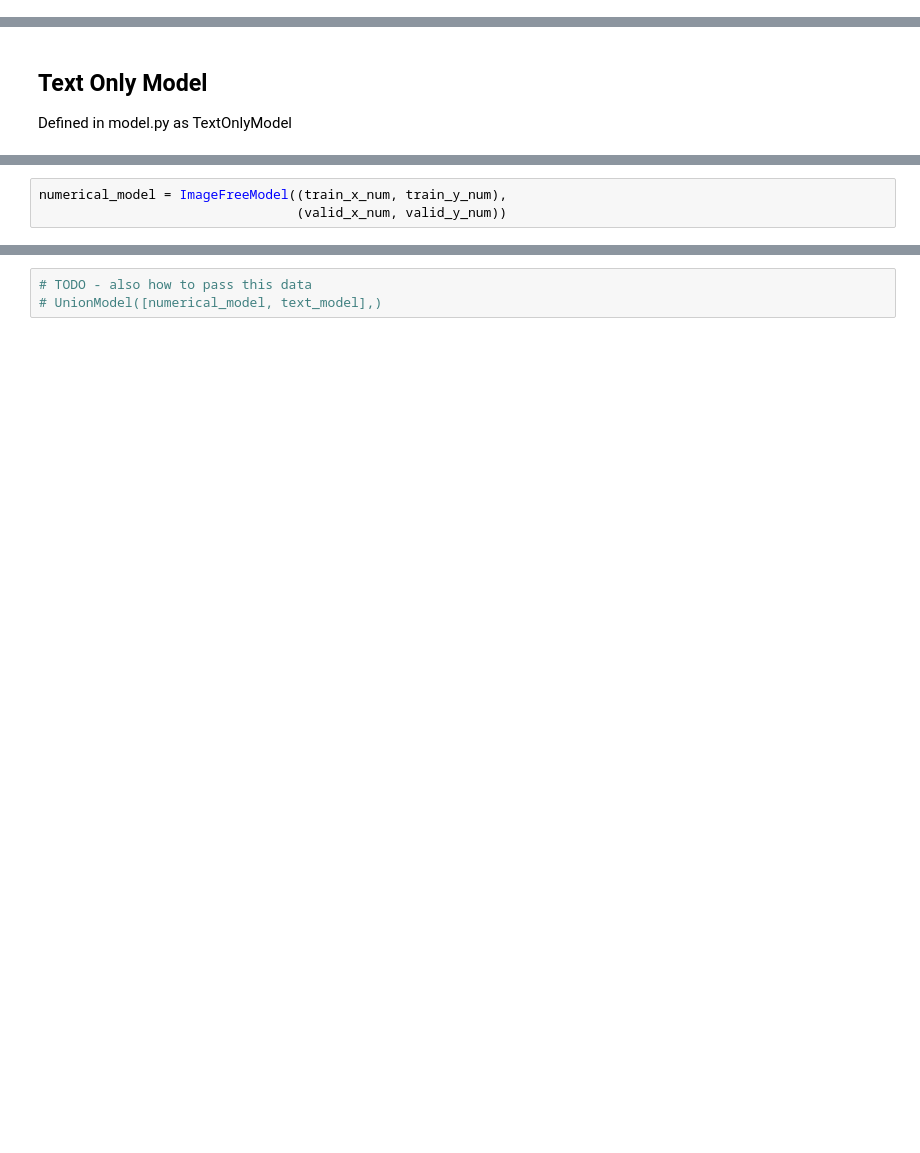
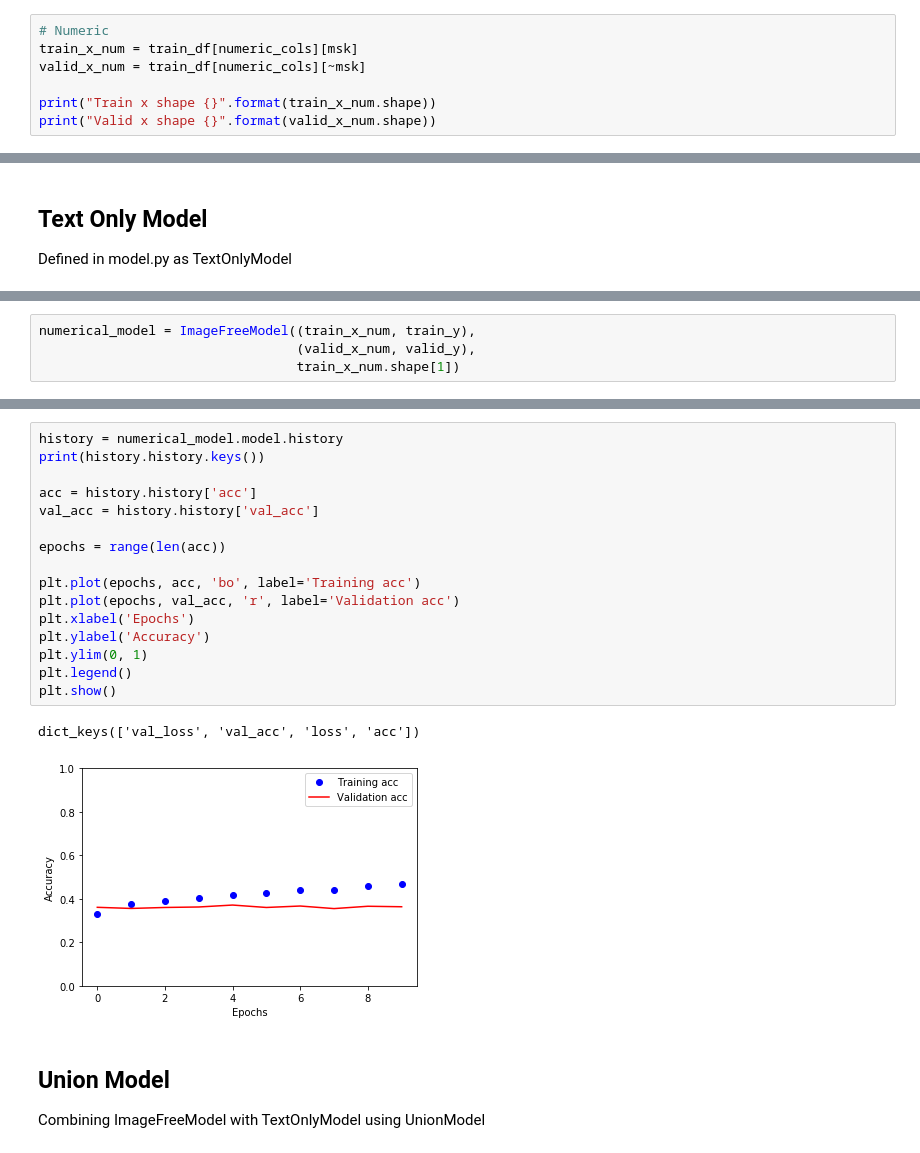
Before and after one commit to wzamlynny/cs583-project, a Jupyter notebook: documents/Text Data.ipynb, the cells around one changed output, grey strips where cells are left out. Cells and saved outputs as stored; diff of their text form; blank space fills up the shorter version.

```diff
--- a/documents/Text Data.ipynb
+++ b/documents/Text Data.ipynb
@@ -145,0 +164,7 @@ valid_y_num = train_df[y_col][n_train:]
+# %%
+# Numeric
+train_x_num = train_df[numeric_cols][msk]
+valid_x_num = train_df[numeric_cols][~msk]
+
+print("Train x shape {}".format(train_x_num.shape))
+print("Valid x shape {}".format(valid_x_num.shape))
@@ -209,6 +299,7 @@ Combining ImageFreeModel with TextOnlyModel using UnionModel
 # %%
-numerical_model = ImageFreeModel((train_x_num, train_y_num),
-                                 (valid_x_num, valid_y_num))
+numerical_model = ImageFreeModel((train_x_num, train_y),
+                                 (valid_x_num, valid_y),
+                                 train_x_num.shape[1])
 # %% [output]
 _________________________________________________________________
 Layer (type)                 Output Shape              Param #
@@ -229,3 +336,22 @@ ValueError: Error when checking input: expected image_free_encoder_input to have
-# %%
-# TODO - also how to pass this data
-# UnionModel([numerical_model, text_model],)
+# %%
+history = numerical_model.model.history
+print(history.history.keys())
+
+acc = history.history['acc']
+val_acc = history.history['val_acc']
+
+epochs = range(len(acc))
+
+plt.plot(epochs, acc, 'bo', label='Training acc')
+plt.plot(epochs, val_acc, 'r', label='Validation acc')
+plt.xlabel('Epochs')
+plt.ylabel('Accuracy')
+plt.ylim(0, 1)
+plt.legend()
+plt.show()
+# %% [output]
+dict_keys(['val_loss', 'val_acc', 'loss', 'acc'])
+[figure, added]
+# %% [markdown]
+## Union Model
+Combining ImageFreeModel with TextOnlyModel using UnionModel
```
Also changed, not shown: parts of 38 cells of this notebook, 2 other files.
